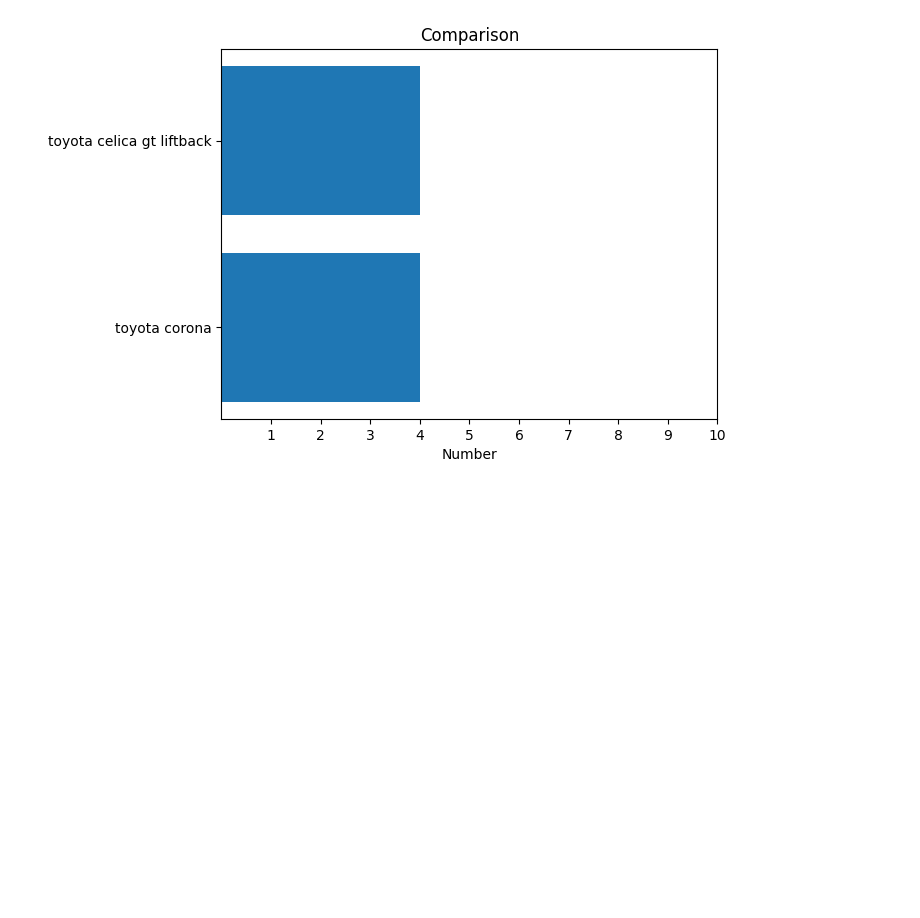
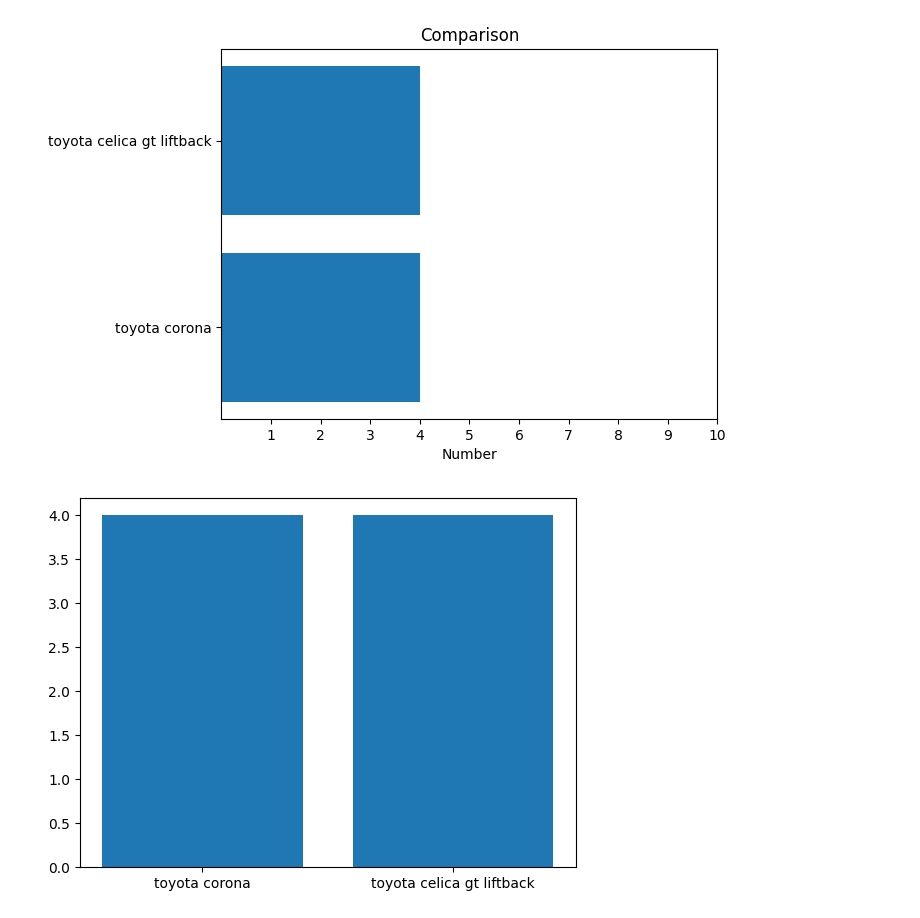
Before and after one commit to KarinaKhazanova/DI-bootcamp, a Jupyter notebook: week7/w7d3/Untitled.ipynb, the cells around one changed output. Drawn from its saved outputs; the diff is of its cells as text; code cells hidden in the pictures; blank space fills up the shorter version.

```diff
--- a/week7/w7d3/Untitled.ipynb
+++ b/week7/w7d3/Untitled.ipynb
@@ -195,8 +195,16 @@ bar_plot(df_mpg)
 # %% [output]
 [figure]
 # %%
-def line_plot(df_mpg) ->None:
-    df_mpg2 = df_mpg.loc[(df_mpg.car_name.str.contains('toyota'))]
-    uyear = df_mpg2.model_year.unique()
-    meanweight = list()
-    for i in uyear
+def bar_plot(df):
+    df = df[df.car_name.str.contains('toyota')]
+    df = df[df['model_year'].isin([78])]
+    plt.bar(df['car_name'], df['cylinders'])
+
+bar_plot(df_mpg)
+# def line_plot(df_mpg) ->None:
+#     df_mpg2 = df_mpg.loc[(df_mpg.car_name.str.contains('toyota'))]
+#     uyear = df_mpg2.model_year.unique()
+#     meanweight = list()
+#     for i in uyear
+# %% [output]
+[figure, added]
```
Also changed, not shown: parts of 1 cell of this notebook.
